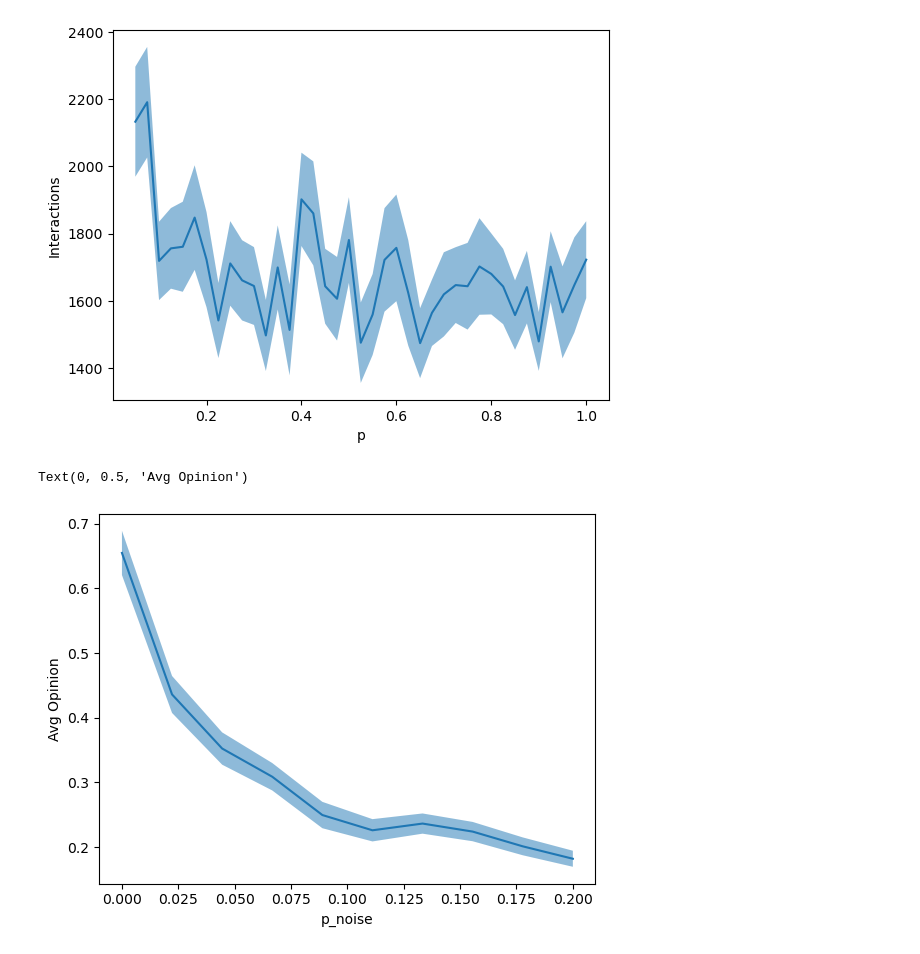
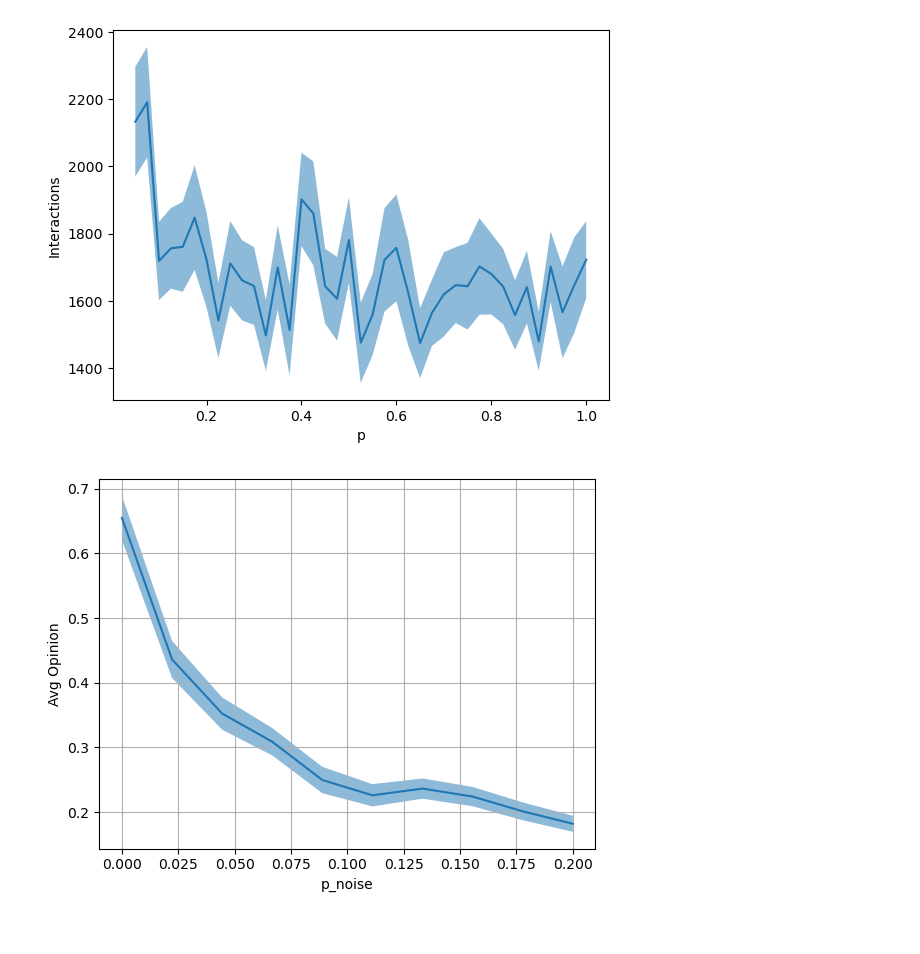
Before and after one commit to JonasMnsing/opinion_dynamics, a Jupyter notebook: ipynb/voter_model_p_con.ipynb, the cells around one changed output. Drawn from its saved outputs; the diff is of its cells as text; code cells hidden in the pictures.

```diff
--- a/ipynb/voter_model_p_con.ipynb
+++ b/ipynb/voter_model_p_con.ipynb
@@ -27,10 +27,10 @@ error   = np.array([np.std(np.abs(arr[:,-1]))/np.sqrt(arr.shape[0]) for _, arr i
 # %%
 fig = plt.figure()
 ax  = fig.add_subplot()
 ax.plot(p_noise_values, means)
 ax.fill_between(p_noise_values, means-error, means+error, alpha=0.5)
 ax.set_xlabel("p_noise")
 ax.set_ylabel("Avg Opinion")
+ax.grid()
 # %% [output]
-Text(0, 0.5, 'Avg Opinion')
-[figure, old version]
+[figure, new version]
```
Also changed, not shown: parts of 2 cells of this notebook, 5 other files.
